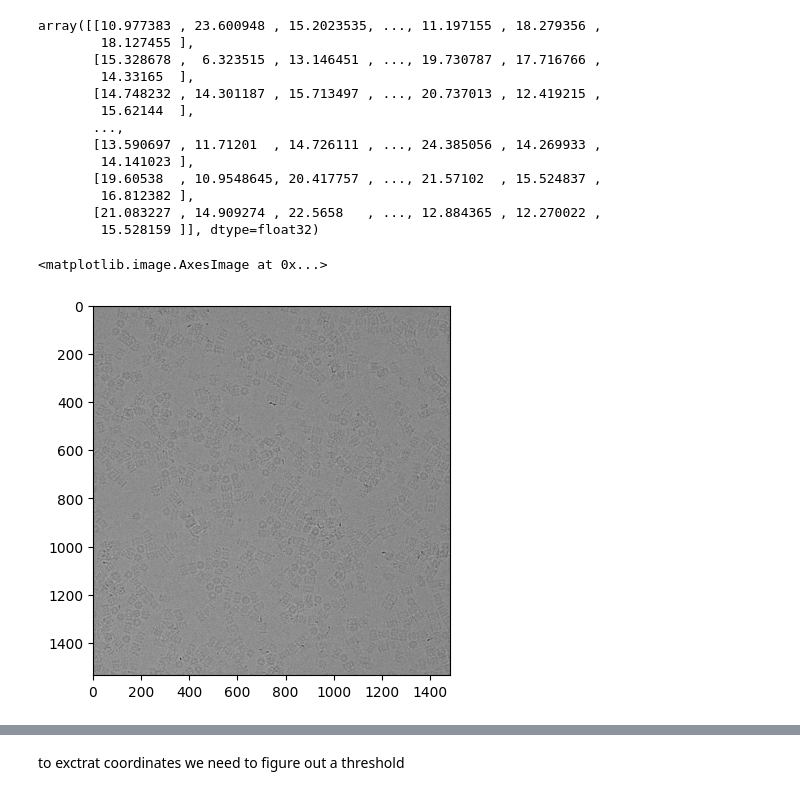
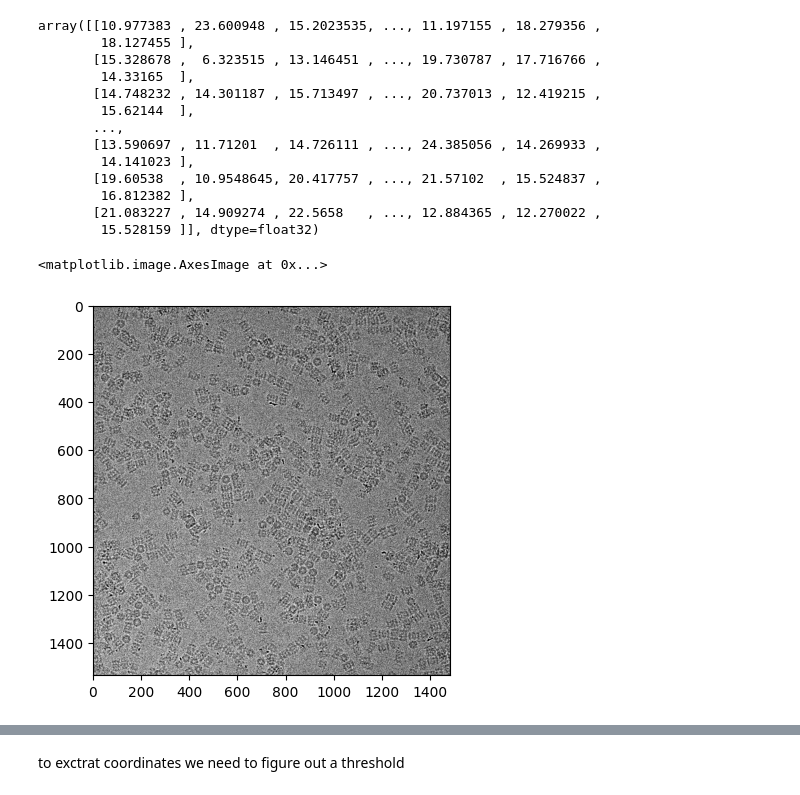
Before and after one commit to CassandreDGN/PROJET_GPI_CD, a Jupyter notebook: projetV1.ipynb, the cells around one changed output, grey strips where cells are left out. Saved outputs shown, nothing was run; the diff lists cells and outputs as text; code cells hidden in the pictures.

```diff
--- a/projetV1.ipynb
+++ b/projetV1.ipynb
@@ -239,7 +237,7 @@ def bin_image(image, bin_size):
 # %%
 file_binned = bin_image(data,5)
 
-plt.imshow(file_binned,cmap='gray')
+plt.imshow(file_binned,cmap='gray', vmin=np.percentile(file_binned, 5), vmax=np.percentile(file_binned, 95))
 # %% [output]
 <matplotlib.image.AxesImage at 0x...>
-[figure, old version]
+[figure, new version]
```
Also changed, not shown: parts of 7 cells of this notebook.
